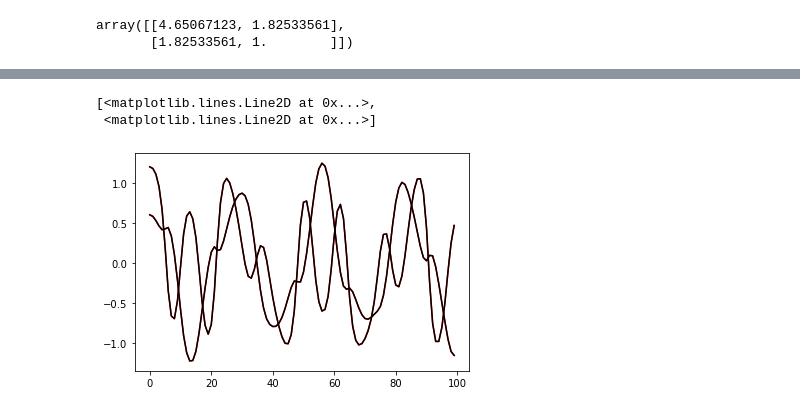
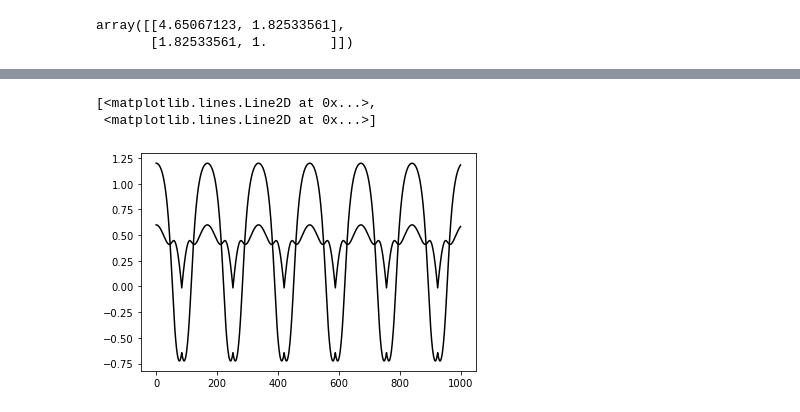
Before and after one commit to ialab-yale/robot_fundamentals, a Jupyter notebook: examples/locomotion/double_pend.ipynb, the cells around one changed output, grey strips where cells are left out. Saved outputs shown, nothing was run; the diff lists cells and outputs as text; code cells hidden in the pictures.

Commit message:
got double pend working

```diff
--- a/examples/locomotion/double_pend.ipynb
+++ b/examples/locomotion/double_pend.ipynb
@@ -31,6 +35,15 @@ def p2(q):
         -l2 * jnp.cos(th1+th2)
     ])
 jac_p2 = jacfwd(p2)
+
+def phi(q):
+    x,y = p2(q)
+    return x
+
+def contact_loc(q):
+    return p2(q)
+
+contact_jac = jacfwd(contact_loc)
 # %%
 q = np.array([0.7, 0.6])
 qdot = np.array([7.8,6.07])
@@ -64,6 +77,11 @@ def f_derived(state):
     qddot = jnp.linalg.pinv(M_derived(q, qdot)) \
             @ (G_derived(q, qdot) - C_derived(q,qdot) @ qdot )
     return jnp.concatenate([qdot, qddot])
+
+def reset_map(q, qdot, q_c):
+    J = contact_jac(q_c)
+    _M_inv = inv(M_derived(q, qdot))
+    return (np.eye(qdot.shape[0]) - _M_inv@J.T@np.diag([2.0,2.0])@pinv(J@_M_inv@J.T)@J)@qdot
 # %%
 def K_analytical(q,qdot):
     return 0.5*(m1+m2)*l1**2*qdot[0]**2 \
@@ -135,17 +153,27 @@ array([[4.65067123, 1.82533561],
        [1.82533561, 1.        ]])
 # %%
 trajectory = {'analytical' : [], 'derived' : [], 'lagrangian' : []}
-dt = 0.1
+dt = 0.005
 tf = 10
 N = int(tf/dt)
 x0 = np.array([0.6,1.2,0.,0.])
 x0A = x0.copy()
 x0D = x0.copy()
+viewer = DoublePendViewer()
+viewer.open()
 for t in range(N):
-    trajectory['analytical'].append(x0A[:2])
+    # trajectory['analytical'].append(x0A[:2])
     trajectory['derived'].append(x0D[:2])
     # trajectory['lagrangian'].append(lagrangian(*np.split(x0A,2)))
 #     x0A = x0A + f_analytical(x0A)*dt
 #     x0D = x0D + f_derived(x0D)*dt
-    x0A = rk4_step(f_analytical, x0A, dt)
+    # x0A = rk4_step(f_analytical, x0A, dt)
     x0D =  rk4_step(f_derived, x0D, dt)
+    q, qdot = np.split(x0D, 2)
+    if phi(q) <= 0:
+        print(phi(q), p2(q))
+        q_c = np.array([q[0], q[1]])
+        qdot = reset_map(q, qdot, q_c)
+        x0D = np.concatenate([q,qdot])
+    viewer.render(q)
+    time.sleep(dt)
@@ -152,7 +190,7 @@ for t in range(N):
 # %%
-plt.plot(trajectory['analytical'], 'r')
+# plt.plot(trajectory['analytical'], 'r')
 plt.plot(trajectory['derived'], 'k')
 # %% [output]
 [<matplotlib.lines.Line2D at 0x...>,
  <matplotlib.lines.Line2D at 0x...>]
-[figure, old version]
+[figure, new version]
```
Also changed, not shown: parts of 3 cells of this notebook, 2 other files.
